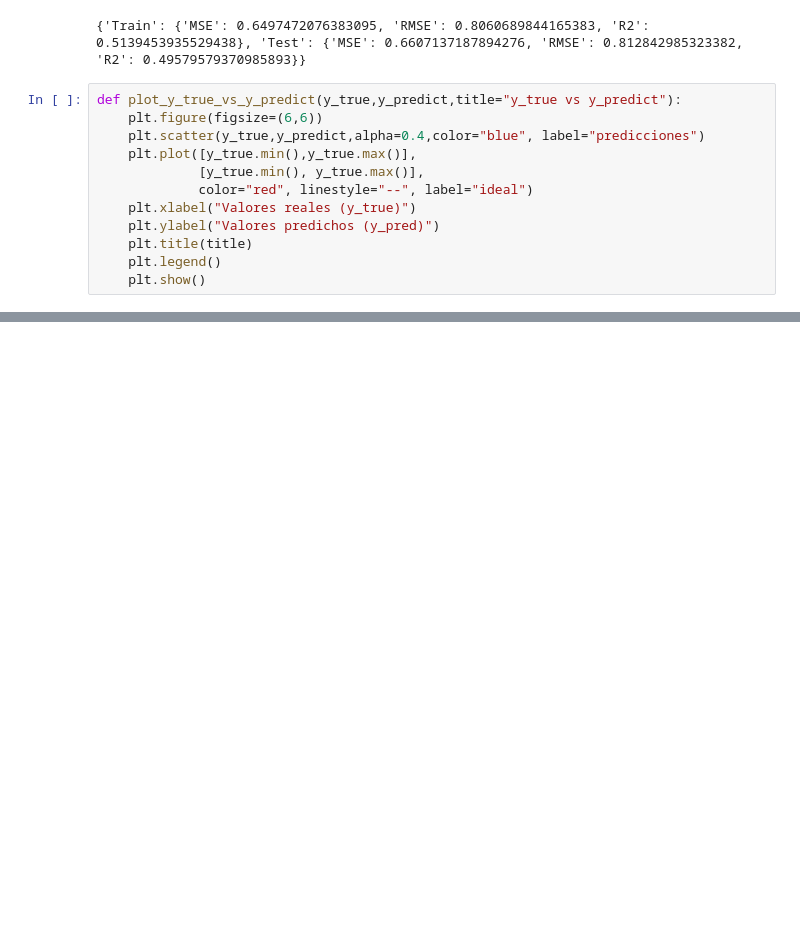
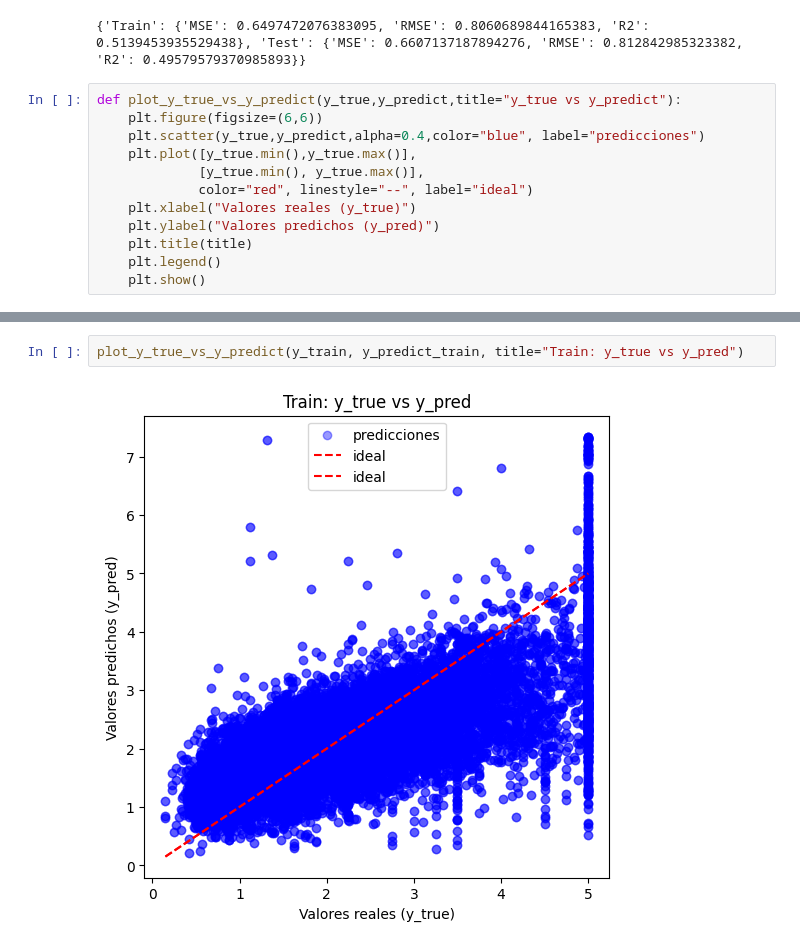
Before and after one commit to juanlopera23/proyect_03_california_housing, a Jupyter notebook: california_regression_traning.ipynb, the cells around one changed output, grey strips where cells are left out. Cells and saved outputs as stored; diff of their text form; blank space fills up the shorter version.

```diff
--- a/california_regression_traning.ipynb
+++ b/california_regression_traning.ipynb
@@ -60,0 +65,4 @@ def plot_y_true_vs_y_predict(y_true,y_predict,title="y_true vs y_predict"):
+# %%
+plot_y_true_vs_y_predict(y_train, y_predict_train, title="Train: y_true vs y_pred")
+# %% [output]
+[figure, added]
```
Also changed, not shown: parts of 12 cells of this notebook.
